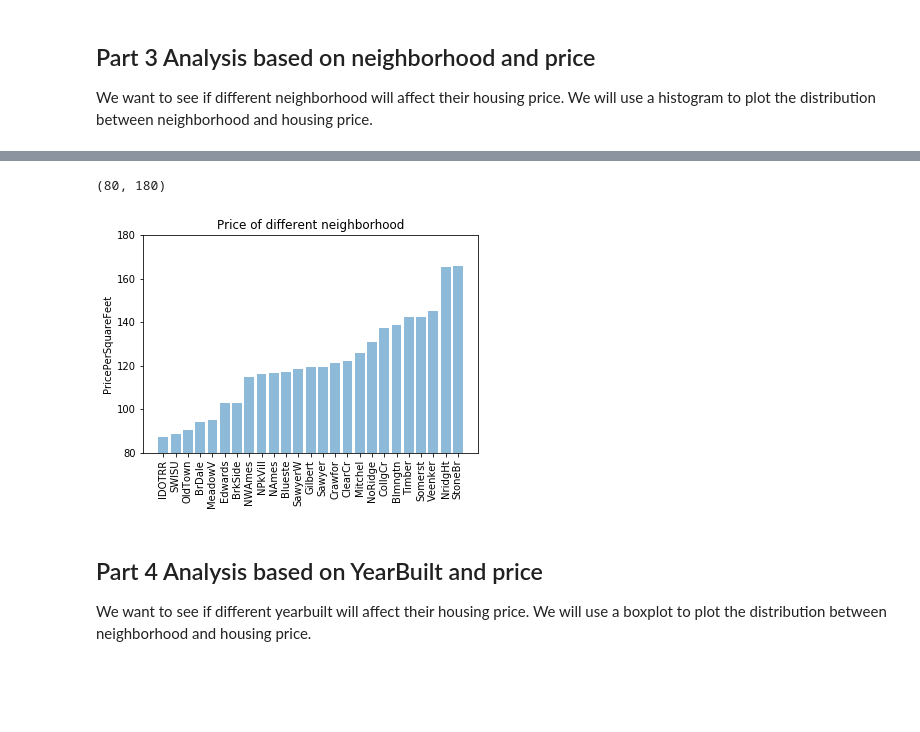
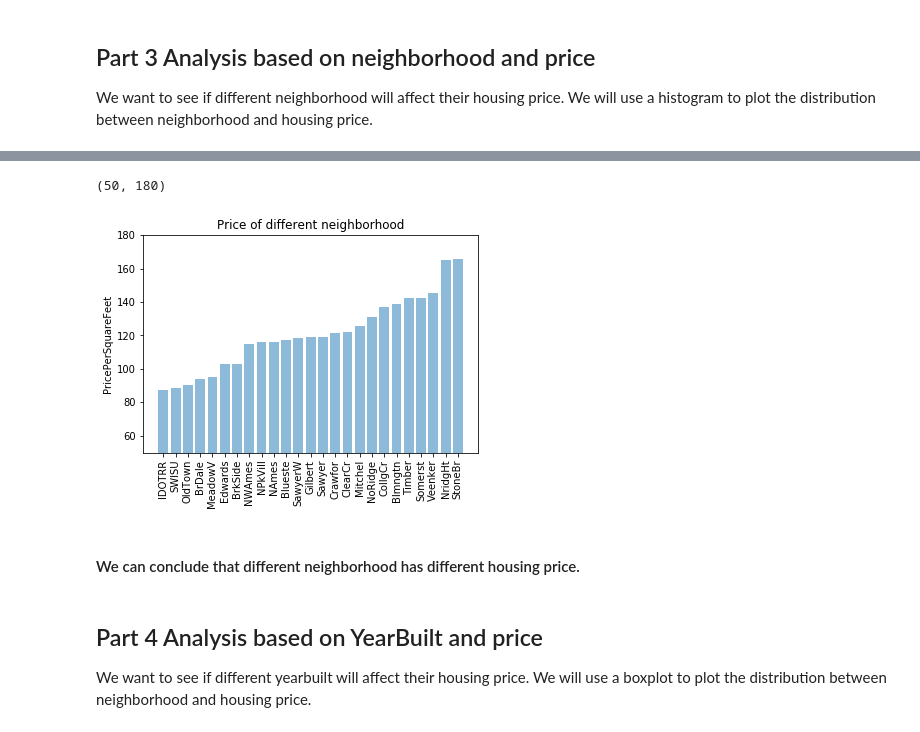
Before and after one commit to muh005/Housing-Price-Analysis, a Jupyter notebook: FinalProject.ipynb, the cells around one changed output, grey strips where cells are left out. Saved outputs shown, nothing was run; the diff lists cells and outputs as text; code cells hidden in the pictures; blank space fills up the shorter version.

Commit message:
neighborhood

```diff
--- a/FinalProject.ipynb
+++ b/FinalProject.ipynb
@@ -245,0 +281,13 @@ We want to see if different neighborhood will affect their housing price. We wil
+# %%
+avg = []
+x = df['Neighborhood'].unique()
+for type in df['Neighborhood'].unique():
+    avg.append(df[df['Neighborhood'] == type]['SalePrice'].mean())
+avg, x = zip(*sorted(zip(avg, x)))
+y_pos = np.arange(len(x))
+plt.bar(y_pos, avg, align='center', alpha=0.5)
+plt.xticks(y_pos,  x, rotation = 90)
+plt.ylabel('Total Sale Price')
+plt.title('Price of different neighborhood')
+axes = plt.gca()
+axes.set_ylim([0, 400000])
@@ -246,19 +300,21 @@ We want to see if different neighborhood will affect their housing price. We wil
 # %%
 avg = []
 x = df['Neighborhood'].unique()
 for type in df['Neighborhood'].unique():
     avg.append(df[df['Neighborhood'] == type]['PricePerSquare'].mean())
 avg, x = zip(*sorted(zip(avg, x)))
 y_pos = np.arange(len(x))
 plt.bar(y_pos, avg, align='center', alpha=0.5)
 plt.xticks(y_pos,  x, rotation = 90)
 plt.ylabel('PricePerSquareFeet')
 plt.title('Price of different neighborhood')
 axes = plt.gca()
-axes.set_ylim([80,180])
+axes.set_ylim([50, 180])
 # %% [output]
-(80, 180)
+(50, 180)
-[figure, old version]
+[figure, new version]
+# %% [markdown]
+#### We can conclude that different neighborhood has different housing price.
 # %% [markdown]
 ## Part 4 Analysis based on YearBuilt and price
 We want to see if different yearbuilt will affect their housing price. We will use a boxplot to plot the distribution between neighborhood and housing price.
```
Also changed, not shown: parts of 16 cells of this notebook.
